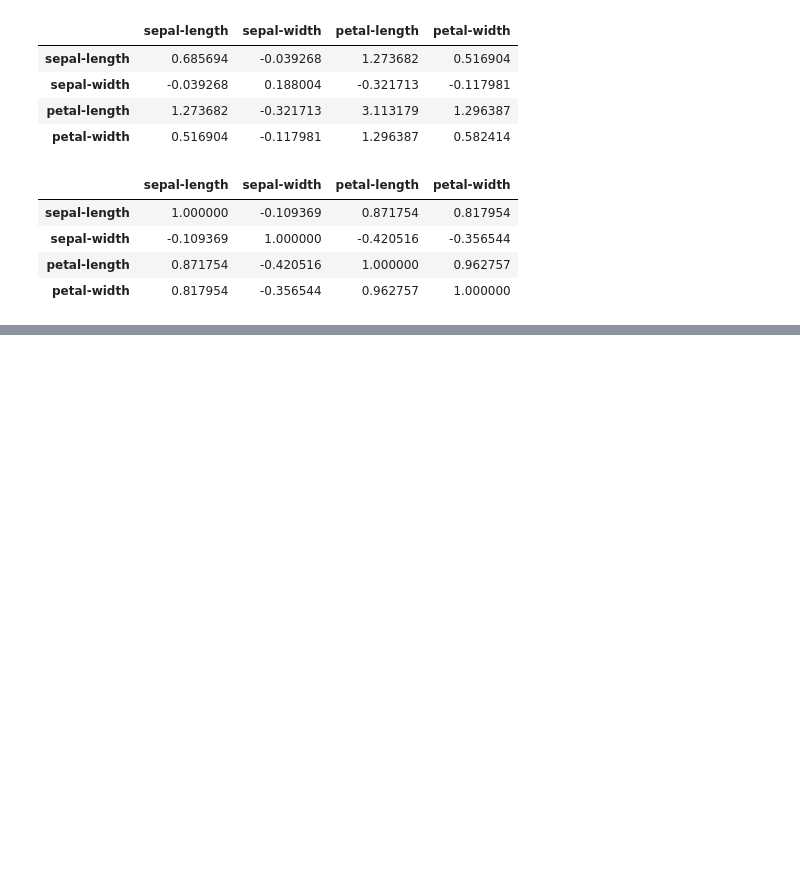
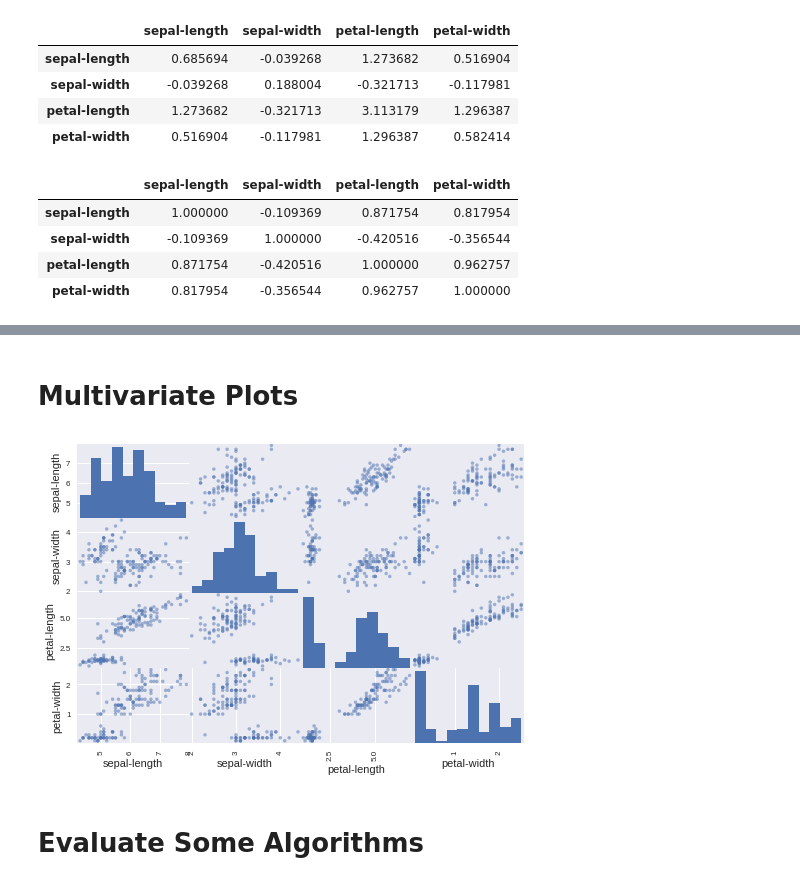
Before and after one commit to githubfoam/jupyter-notebooks, a Jupyter notebook: basic_statistics.ipynb, the cells around one changed output, grey strips where cells are left out. Cells and saved outputs as stored; diff of their text form; code cells hidden in the pictures; blank space fills up the shorter version.

```diff
--- a/basic_statistics.ipynb
+++ b/basic_statistics.ipynb
@@ -63,0 +122,10 @@ data.corr()
+# %% [markdown]
+# Multivariate Plots
+# %%
+# scatter plot matrix
+scatter_matrix(data)
+plt.show()
+# %% [output]
+[figure, added]
+# %% [markdown]
+# Evaluate Some Algorithms
```
Also changed, not shown: parts of 15 cells of this notebook.
